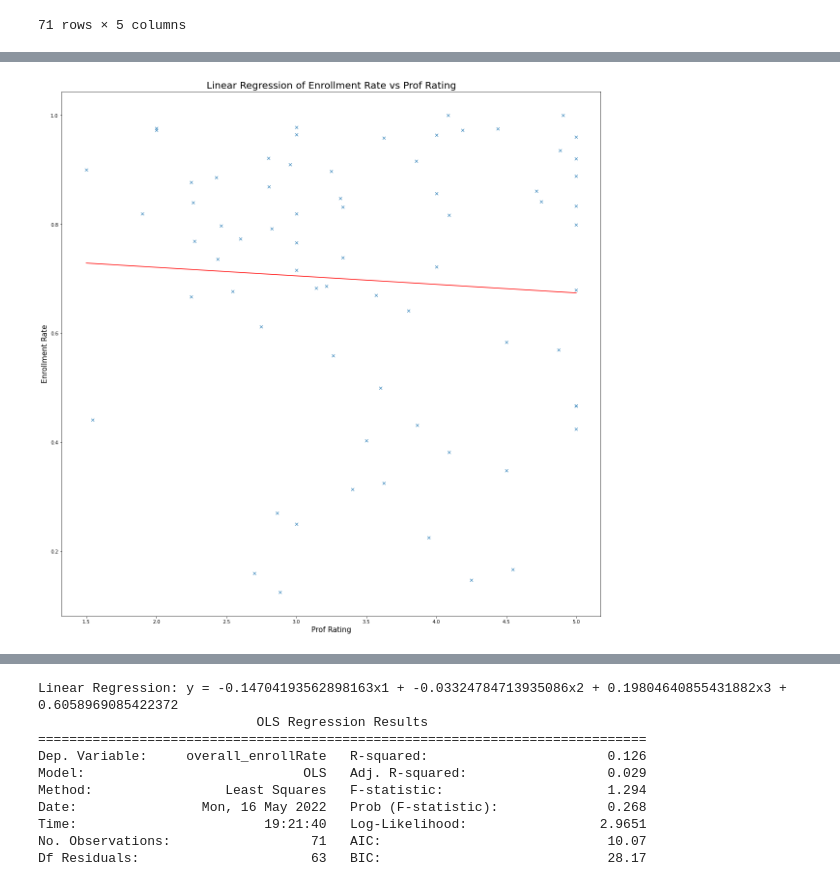
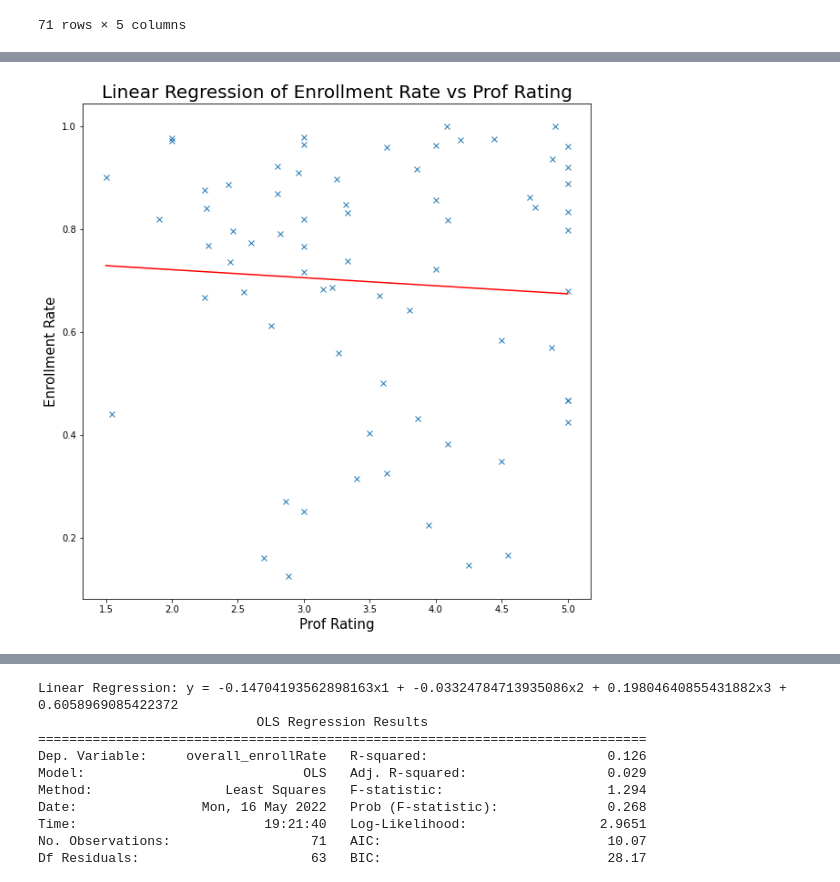
Before and after one commit to WesJD/cmsc320-final, a Jupyter notebook: project.ipynb, the cells around one changed output, grey strips where cells are left out. Saved outputs shown, nothing was run; the diff lists cells and outputs as text; code cells hidden in the pictures.

```diff
--- a/project.ipynb
+++ b/project.ipynb
@@ -729,7 +720,7 @@ y_data = dummyProf ['overall_enrollRate'].values
 
 x1 = np.linspace(x_data.min(), x_data.max(), 100)
 y1 = x1*slope_course_gpa+b
-plt.figure(figsize=(20,20))
+plt.figure(figsize=(10,10))
 plt.plot(x_data, y_data,'x',x1,y1,'r')
 plt.title('Linear Regression of Enrollment Rate vs Prof Rating', fontsize = 20)
 plt.xlabel("Prof Rating", fontsize=15)
@@ -747,11 +738,11 @@ Time:                        19:19:19   Log-Likelihood:                -1.6676
 No. Observations:                  71   AIC:                             7.335
 Df Residuals:                      69   BIC:                             11.86
 Df Model:                           1
 Covariance Type:            nonrobust
 ... (10 lines left out)
 ==============================================================================
 
 Notes:
 [1] Standard Errors assume that the covariance matrix of the errors is correctly specified.
-[figure, old version]
+[figure, new version]
 # %% [markdown]
```
Also changed, not shown: parts of 47 cells of this notebook, 2 other files.
